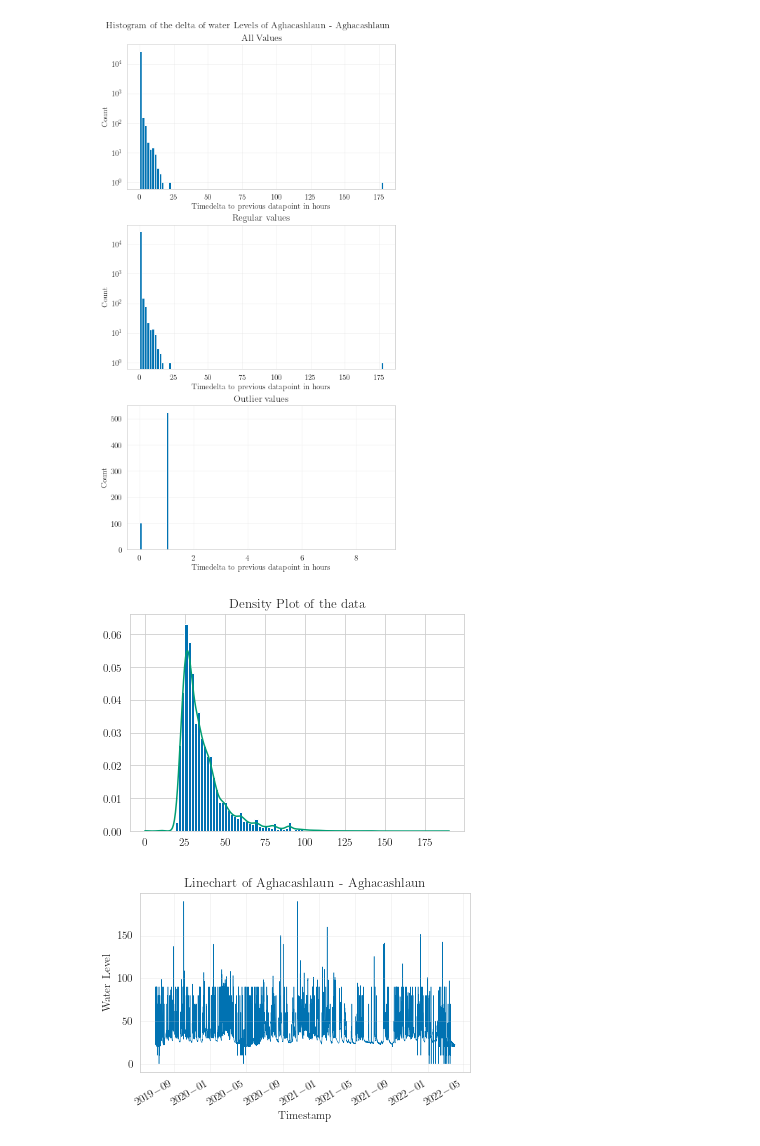
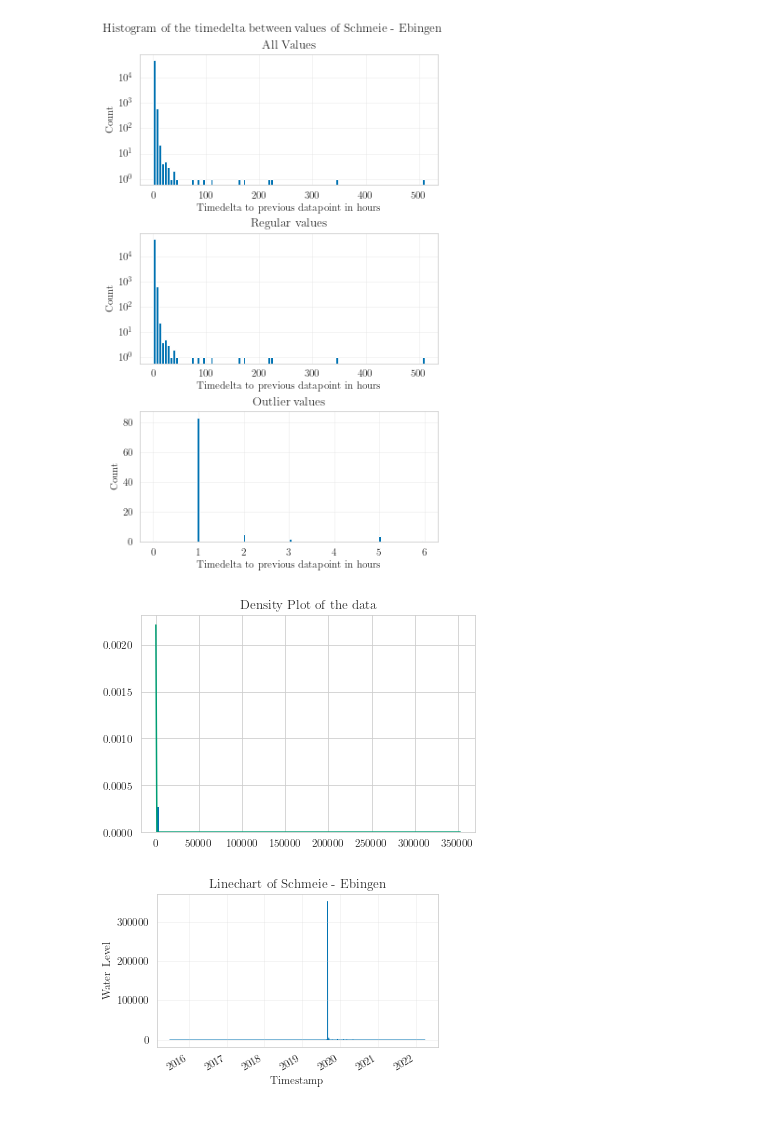
Before and after one commit to cellularegg/bachelor-thesis-code, a Jupyter notebook: explorative_data_analysis.ipynb, the cells around one changed output. Saved outputs shown, nothing was run; the diff lists cells and outputs as text; code cells hidden in the pictures.

```diff
--- a/explorative_data_analysis.ipynb
+++ b/explorative_data_analysis.ipynb
@@ -28,11 +27,16 @@ stations_df = pd.read_csv('./data/stations.csv')
 stations_dict = stations_df.groupby(['common_id']).first().to_dict('index')
 # %%
 common_id = '36022-ie'
+common_id = 'auto-1003803'
 tex_plots_path = f'../bachelor-thesis/plots/pdfs/{common_id}/'
+tex_table_path = f'../bachelor-thesis/tables/{common_id}/'
 if not os.path.exists(tex_plots_path):
     os.makedirs(tex_plots_path)
+if not os.path.exists(tex_table_path):
+    os.makedirs(tex_table_path)
 
-df = pd.read_parquet(f'./data/classified_raw/{common_id}_outliers_classified.parquet')
+df = pd.read_parquet(
+    f'./data/classified_raw/{common_id}_outliers_classified.parquet')
 # %%
 df.info()
 # %% [output]
@@ -188,39 +253,44 @@ plt.savefig(f'{tex_plots_path}water_level_delta_histogram_{common_id}.pdf', form
 # %%
 # get time difference between measurements in hours
 df['timedelta'] = df['timestamp'].diff().astype('timedelta64[h]').astype(float)
-fig, (ax1, ax2, ax3) = plt.subplots(3, 1, constrained_layout=True, figsize=set_size('thesis', subplots=(3,1)))
+fig, (ax1, ax2, ax3) = plt.subplots(3, 1, constrained_layout=True,
+                                    figsize=set_size('thesis', subplots=(3, 1)))
 ax1.set_title('All Values')
 ax1.hist(df['timedelta'].to_numpy(), bins=100)
 ax1.set_yscale('log')
 ax1.set_xlabel('Timedelta to previous datapoint in hours')
 ax1.set_ylabel('Count')
 ax1.grid(alpha=0.25)
 
 ax2.set_title('Regular values')
 ax2.hist(df.loc[~df['is_outlier'], 'timedelta'].to_numpy(), bins=100)
 ax2.set_yscale('log')
 ax2.set_xlabel('Timedelta to previous datapoint in hours')
 ax2.set_ylabel('Count')
 ax2.grid(alpha=0.25)
 
 ax3.set_title('Outlier values')
 ax3.hist(df.loc[df['is_outlier'], 'timedelta'].to_numpy(), bins=100)
 ax3.set_xlabel('Timedelta to previous datapoint in hours')
 ax3.set_ylabel('Count')
 ax3.grid(alpha=0.25)
 
-plt.suptitle(f'Histogram of the delta of water Levels of {stations_dict[common_id]["water_name"]} - {stations_dict[common_id]["station_name"]}')
-plt.savefig(f'{tex_plots_path}water_level_delta_histogram_{common_id}.pdf', format='pdf', bbox_inches='tight')
+plt.suptitle(
+    f'Histogram of the timedelta between values of {stations_dict[common_id]["water_name"]} - {stations_dict[common_id]["station_name"]}')
+plt.savefig(f'{tex_plots_path}time_delta_histogram_{common_id}.pdf',
+            format='pdf', bbox_inches='tight')
 # %% [output]
-[figure, old version]
+[figure, new version]
 # %%
 from scipy.stats import kde
+
 density = kde.gaussian_kde(df['water_level'].to_numpy())
-x = np.linspace(np.floor(df['water_level'].min()), np.ceil(df['water_level'].max()), 300)
+x = np.linspace(np.floor(df['water_level'].min()),
+                np.ceil(df['water_level'].max()), 300)
 y = density(x)
 plt.hist(df['water_level'], bins=100, density=True)
 plt.plot(x, y)
 plt.title("Density Plot of the data")
 plt.show()
 # %% [output]
-[figure, old version]
+[figure, new version]
@@ -231,12 +320,14 @@ plt.plot(df['timestamp'], df['water_level'], linewidth=0.5, zorder=-1)
 plt.gcf().autofmt_xdate()
 plt.xlabel('Timestamp')
 plt.ylabel('Water Level')
-plt.title(f'Linechart of {stations_dict[common_id]["water_name"]} - {stations_dict[common_id]["station_name"]}')
+plt.title(
+    f'Linechart of {stations_dict[common_id]["water_name"]} - {stations_dict[common_id]["station_name"]}')
 plt.grid(alpha=0.25)
 # plt.show()
-plt.savefig(f'{tex_plots_path}linechart_{common_id}.pdf', format='pdf', bbox_inches='tight')
+plt.savefig(f'{tex_plots_path}linechart_{common_id}.pdf', format='pdf',
+            bbox_inches='tight')
 # %% [output]
-[figure, old version]
+[figure, new version]
 # %%
 n_line_plots = 10
 min_date = df['timestamp'].min()
```
Also changed, not shown: parts of 20 cells of this notebook.
